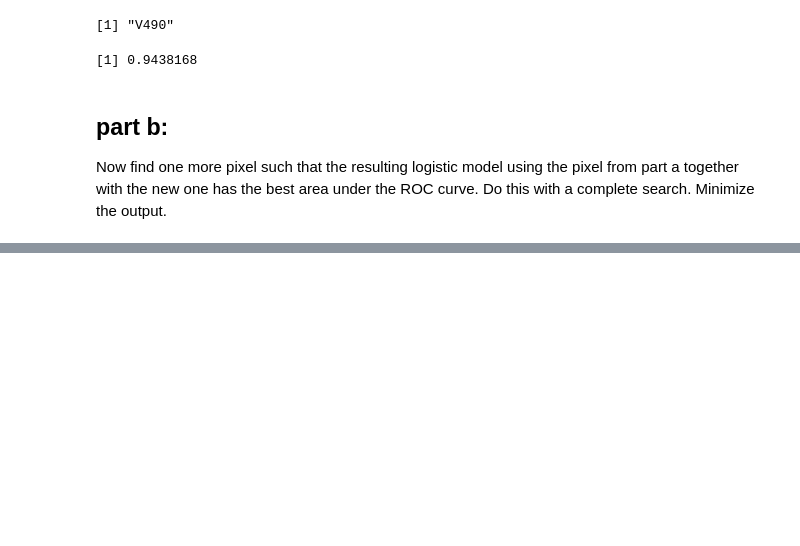
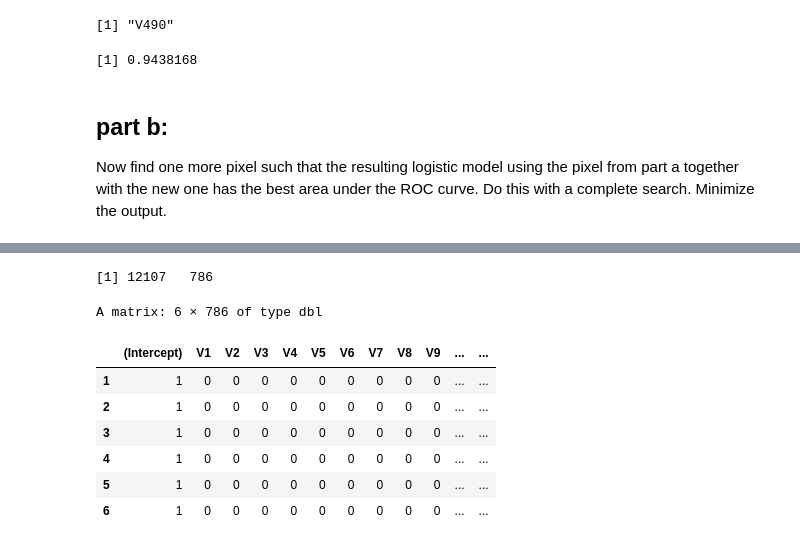
Before and after one commit to lecarpen23/512-Workspace-New, a Jupyter notebook: Homework_4.ipynb, the cells around one changed output, grey strips where cells are left out. Cells and saved outputs as stored; diff of their text form; code cells hidden in the pictures; blank space fills up the shorter version.

```diff
--- a/Homework_4.ipynb
+++ b/Homework_4.ipynb
@@ -108,0 +217,8 @@ complete search. Minimize the output.
+# %%
+#mimic the code block above for 4 and 7
+index.47.train <- train$y == 4 | train$y == 7
+train.47 <- as.data.frame(train$x[index.47.train,])
+train.47$z <- as.numeric(train$y[index.47.train] == 7)
+index.47.test <- test$y == 4 | test$y == 7
+test.47 <- as.data.frame(test$x[index.47.test,])
+test.47$z <- as.numeric(test$y[index.47.test] == 7)
@@ -108,0 +350,14 @@ complete search. Minimize the output.
+# %%
+mod_mat = model.matrix(~., data=train.47)
+dim(mod_mat)
+head(mod_mat)
+# %% [output]
+[1] 12107   786
+A matrix: 6 × 786 of type dbl
+|  | (Intercept) | V1 | V2 | V3 | V4 | V5 | V6 | V7 | V8 | V9 | ... | ... |
+| 1 | 1 | 0 | 0 | 0 | 0 | 0 | 0 | 0 | 0 | 0 | ... | ... |
+| 2 | 1 | 0 | 0 | 0 | 0 | 0 | 0 | 0 | 0 | 0 | ... | ... |
+| 3 | 1 | 0 | 0 | 0 | 0 | 0 | 0 | 0 | 0 | 0 | ... | ... |
+| 4 | 1 | 0 | 0 | 0 | 0 | 0 | 0 | 0 | 0 | 0 | ... | ... |
+| 5 | 1 | 0 | 0 | 0 | 0 | 0 | 0 | 0 | 0 | 0 | ... | ... |
+| 6 | 1 | 0 | 0 | 0 | 0 | 0 | 0 | 0 | 0 | 0 | ... | ... |
```
Also changed, not shown: parts of 54 cells of this notebook, 1 other file.
